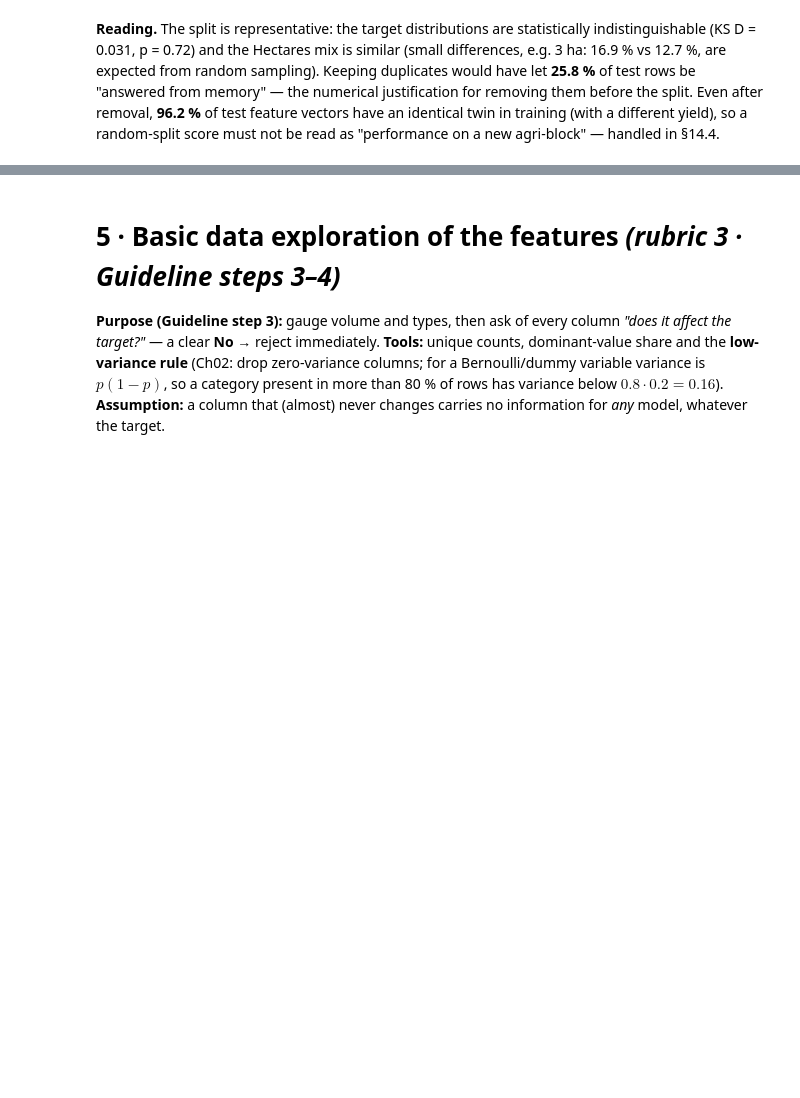
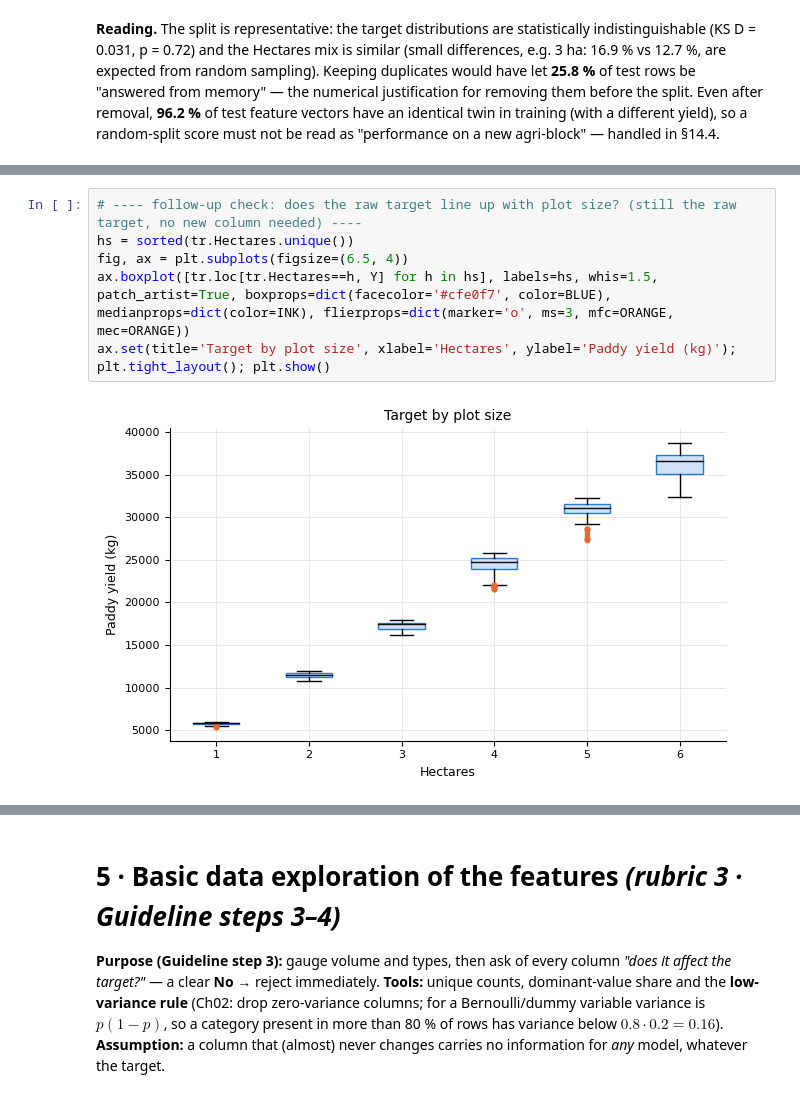
Before and after one commit to phattanaratjeedjeen-sudo/paddy, a Jupyter notebook: src/paddy_ML_regression.ipynb, the cells around one changed output, grey strips where cells are left out. Saved outputs shown, nothing was run; the diff lists cells and outputs as text; blank space fills up the shorter version.

```diff
--- a/src/paddy_ML_regression.ipynb
+++ b/src/paddy_ML_regression.ipynb
@@ -450,0 +448,8 @@ plt.tight_layout(); plt.show()
+# %%
+# ---- follow-up check: does the raw target line up with plot size? (still the raw target, no new column needed) ----
+hs = sorted(tr.Hectares.unique())
+fig, ax = plt.subplots(figsize=(6.5, 4))
+ax.boxplot([tr.loc[tr.Hectares==h, Y] for h in hs], labels=hs, whis=1.5, patch_artist=True, boxprops=dict(facecolor='#cfe0f7', color=BLUE), medianprops=dict(color=INK), flierprops=dict(marker='o', ms=3, mfc=ORANGE, mec=ORANGE))
+ax.set(title='Target by plot size', xlabel='Hectares', ylabel='Paddy yield (kg)'); plt.tight_layout(); plt.show()
+# %% [output]
+[figure, added]
```
Also changed, not shown: parts of 17 cells of this notebook, 2 other files.
